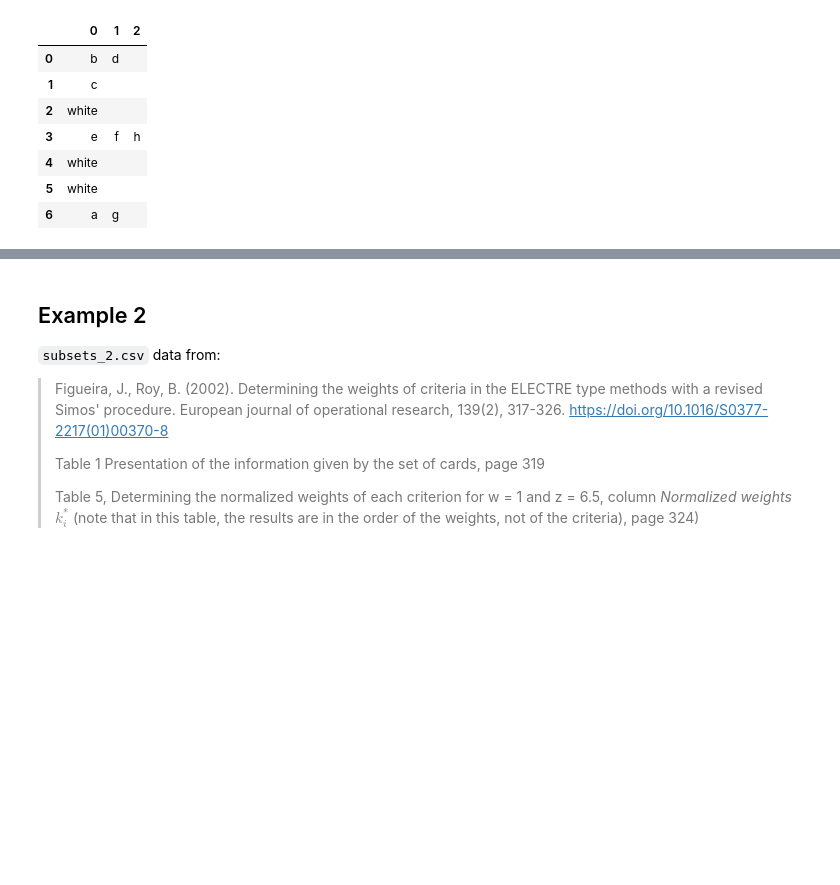
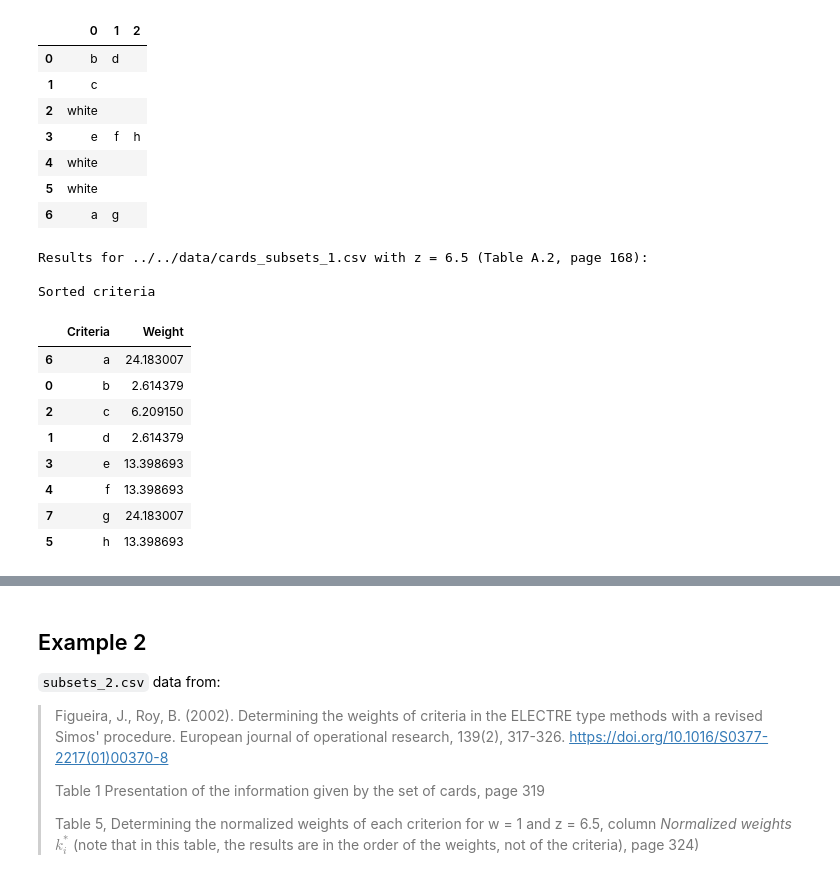
Before and after one commit to cghiaus/ELECTRE_Tri, a Jupyter notebook: docs/explanation/simos_revised_explained.ipynb, the cells around one changed output, grey strips where cells are left out. Drawn from its saved outputs; the diff is of its cells as text; code cells hidden in the pictures; blank space fills up the shorter version.

```diff
--- a/docs/explanation/simos_revised_explained.ipynb
+++ b/docs/explanation/simos_revised_explained.ipynb
@@ -354,12 +356,25 @@ Set of cards (Table A.1, page 167)
 # %%
 # The last subset is z = 6.5 more important than the 1st one
 z = 6.5
 
-df = Simos_revised.criteria_weights_Simos(set_cards, z)
+df = simos_revised.criteria_weights_Simos(set_cards, z)
 
 print(f"\nResults for {set_cards} with z = {z} (Table A.2, page 168):\n")
 print("Sorted criteria ")
 df.sort_values(by=["Criteria"])
+# %% [output]
+Results for ../../data/cards_subsets_1.csv with z = 6.5 (Table A.2, page 168):
+
+Sorted criteria
+|  | Criteria | Weight |
+| 6 | a | 24.183007 |
+| 0 | b | 2.614379 |
+| 2 | c | 6.209150 |
+| 1 | d | 2.614379 |
+| 3 | e | 13.398693 |
+| 4 | f | 13.398693 |
+| 7 | g | 24.183007 |
+| 5 | h | 13.398693 |
 # %%
 print("Sorted weights")
 df.sort_values(by=["Weight"])
```
Also changed, not shown: parts of 3 cells of this notebook, 8 other files.
